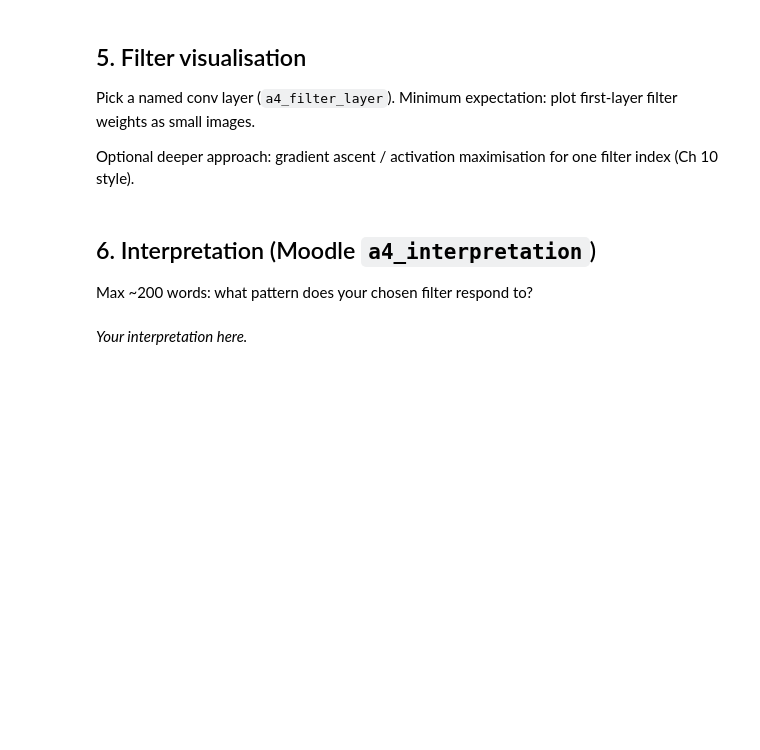
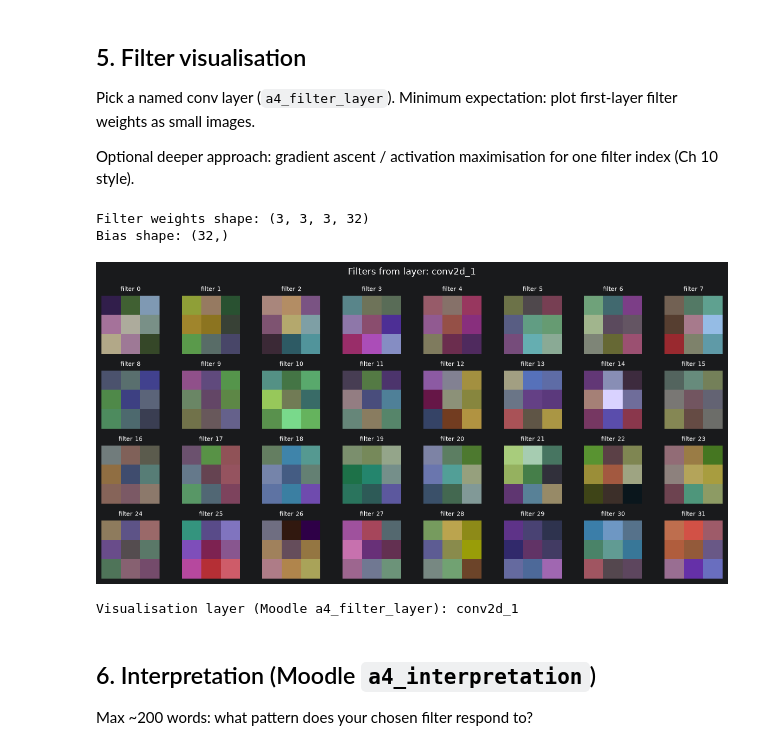
Before and after one commit to roastedTomato/DATAX504-qc81, a Jupyter notebook: assginments/a4_convnet.ipynb, the cells around one changed output. Cells and saved outputs as stored; diff of their text form; code cells hidden in the pictures; blank space fills up the shorter version.

```diff
--- a/assginments/a4_convnet.ipynb
+++ b/assginments/a4_convnet.ipynb
@@ -144,6 +225,43 @@ print(f"Visualisation layer (Moodle a4_filter_layer): {VIS_LAYER}")
+# %%
+VIS_LAYER = "conv2d_1"  # match the name you set — Moodle a4_filter_layer
+
+# get the layer, extract weights, plot a grid of filters
+conv_layer = model.get_layer(VIS_LAYER)
+filters, biases = conv_layer.get_weights()
+
+print("Filter weights shape:", filters.shape)
+print("Bias shape:", biases.shape)
+
+# Normalize filters to [0, 1] so they can be displayed as images
+f_min = filters.min()
+f_max = filters.max()
+filters_for_display = (filters - f_min) / (f_max - f_min)
+
+num_filters = min(32, filters_for_display.shape[-1])
+cols = 8
+rows = int(np.ceil(num_filters / cols))
+
+fig, axes = plt.subplots(rows, cols, figsize=(12, 6))
+
+for i, ax in enumerate(axes.flat):
+    if i < num_filters:
+        # filters shape: (kernel_height, kernel_width, input_channels, output_channels)
+        filter_img = filters_for_display[:, :, :, i]
+        ax.imshow(filter_img)
+        ax.set_title(f"filter {i}", fontsize=8)
+    ax.axis("off")
+
+plt.suptitle(f"Filters from layer: {VIS_LAYER}")
+plt.tight_layout()
+plt.show()
+
+print(f"Visualisation layer (Moodle a4_filter_layer): {VIS_LAYER}")
+# %% [output]
+Filter weights shape: (3, 3, 3, 32)
+Bias shape: (32,)
+[figure, added]
+Visualisation layer (Moodle a4_filter_layer): conv2d_1
 # %% [markdown]
 ## 6. Interpretation (Moodle `a4_interpretation`)
 
 Max ~200 words: what pattern does your chosen filter respond to?
-# %% [markdown]
-*Your interpretation here.*
```
Also changed, not shown: parts of 9 cells of this notebook, 1 other file.
